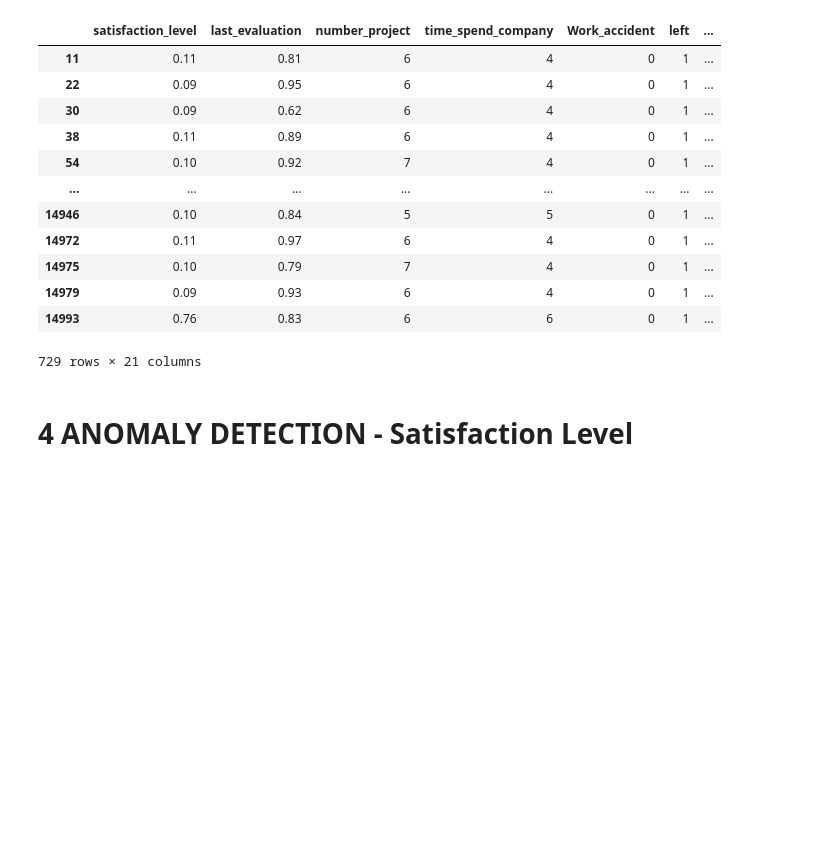
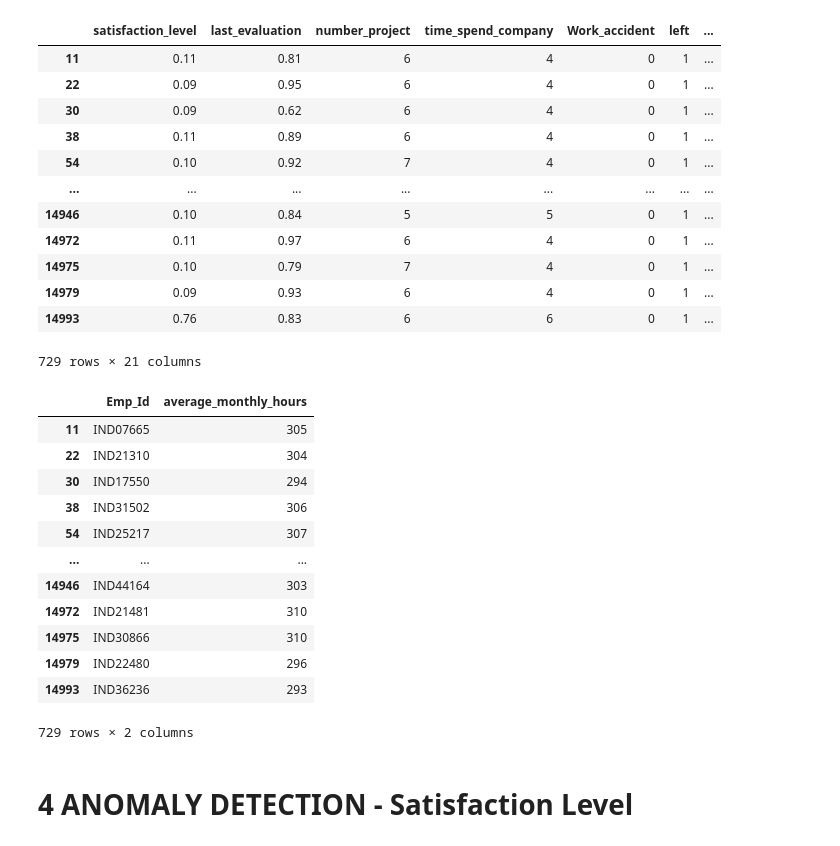
Before and after one commit to BigDataAnalytics-Group-B/comp3610-Project-Group-B, a Jupyter notebook: ProjectFiles/Notebooks/anomaly_detection.ipynb, the cells around one changed output. Saved outputs shown, nothing was run; the diff lists cells and outputs as text; code cells hidden in the pictures; blank space fills up the shorter version.

Commit message:
Anomaly Findings to Frontend

```diff
--- a/ProjectFiles/Notebooks/anomaly_detection.ipynb
+++ b/ProjectFiles/Notebooks/anomaly_detection.ipynb
@@ -74,6 +75,8 @@ dtype: int64
 df = pd.get_dummies(df, columns=['Department', 'salary'])
 
 df.dropna(inplace=True)
+emp_ids = df['Emp_Id']
+
 df = df.drop(['Emp_Id'], axis=1)
 # %% [markdown]
 ###2.2 Handle missing Average_Monthly_Hours values
@@ -184,6 +187,48 @@ DataFrame of Rows with Anomalies:
 | 14979 | 0.09 | 0.93 | 6 | 4 | 0 | 1 | ... |
 | 14993 | 0.76 | 0.83 | 6 | 6 | 0 | 1 | ... |
 729 rows × 21 columns
+# %%
+work_hours = data['average_monthly_hours'].values.reshape(-1, 1)
+
+saved_model = IsolationForest(contamination=best_contamination)
+
+saved_model.fit(work_hours)
+
+dump(saved_model, '../Models/anomaly_model.joblib')
+
+
+loaded_model = load('../Models/anomaly_model.joblib')
+
+lm_outliers = loaded_model.predict(work_hours)
+
+lm_anomaly_indices = data.index[lm_outliers == -1]
+
+lm_anomaly_df = data.iloc[lm_anomaly_indices]
+
+lm_emp_ids = emp_ids.iloc[lm_anomaly_df.index.values]
+
+lm_average_monthly_hours = lm_anomaly_df['average_monthly_hours']
+
+results_df = pd.DataFrame({
+    'Emp_Id': lm_emp_ids,
+    'average_monthly_hours': lm_average_monthly_hours
+})
+
+results_df
+# %% [output]
+|  | Emp_Id | average_monthly_hours |
+| 11 | IND07665 | 305 |
+| 22 | IND21310 | 304 |
+| 30 | IND17550 | 294 |
+| 38 | IND31502 | 306 |
+| 54 | IND25217 | 307 |
+| ... | ... | ... |
+| 14946 | IND44164 | 303 |
+| 14972 | IND21481 | 310 |
+| 14975 | IND30866 | 310 |
+| 14979 | IND22480 | 296 |
+| 14993 | IND36236 | 293 |
+729 rows × 2 columns
 # %% [markdown]
 # 4 ANOMALY DETECTION - Satisfaction Level
 # %% [markdown]
```
Also changed, not shown: parts of 11 cells of this notebook, 4 other files.
